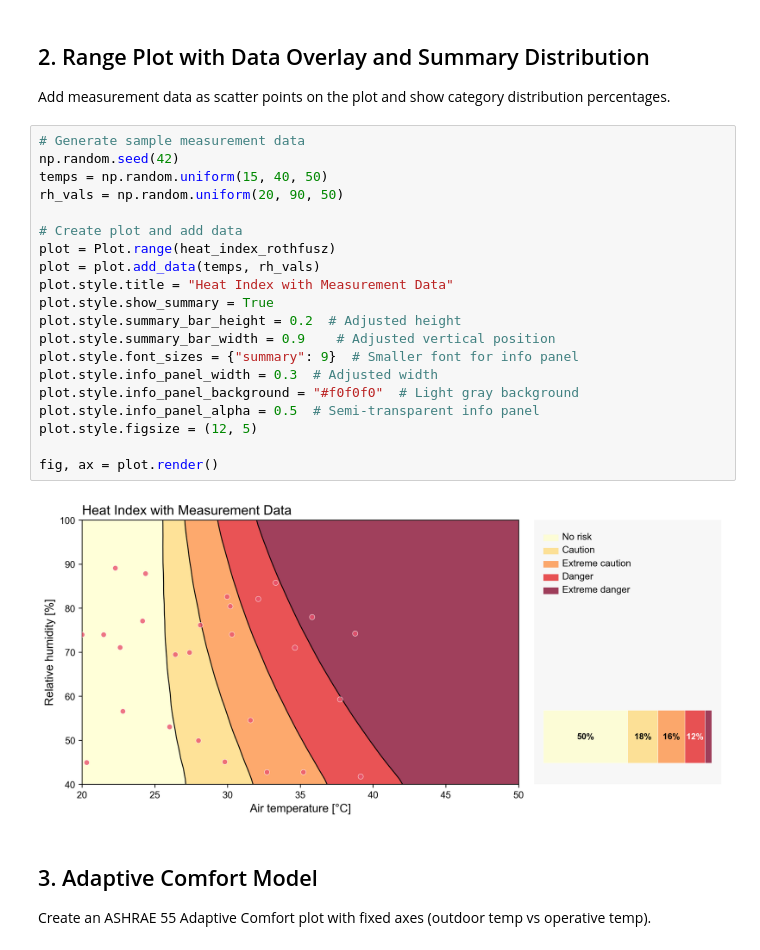
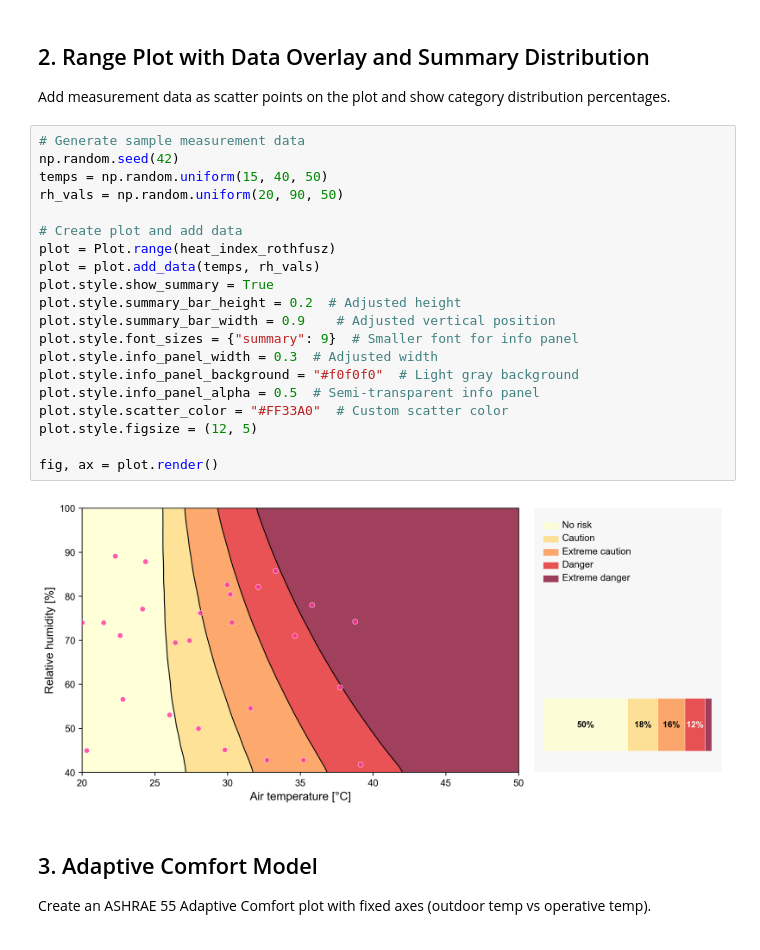
Before and after one commit to CenterForTheBuiltEnvironment/pythermalcomfort, a Jupyter notebook: test_notebook.ipynb, the cells around one changed output. Drawn from its saved outputs; the diff is of its cells as text.

```diff
--- a/test_notebook.ipynb
+++ b/test_notebook.ipynb
@@ -41,25 +52,25 @@ Add measurement data as scatter points on the plot and show category distributio
 # %%
 # Generate sample measurement data
 np.random.seed(42)
 temps = np.random.uniform(15, 40, 50)
 rh_vals = np.random.uniform(20, 90, 50)
 
 # Create plot and add data
 plot = Plot.range(heat_index_rothfusz)
 plot = plot.add_data(temps, rh_vals)
-plot.style.title = "Heat Index with Measurement Data"
 plot.style.show_summary = True
 plot.style.summary_bar_height = 0.2  # Adjusted height
 plot.style.summary_bar_width = 0.9    # Adjusted vertical position
 plot.style.font_sizes = {"summary": 9}  # Smaller font for info panel
 plot.style.info_panel_width = 0.3  # Adjusted width
 plot.style.info_panel_background = "#f0f0f0"  # Light gray background
 plot.style.info_panel_alpha = 0.5  # Semi-transparent info panel
+plot.style.scatter_color = "#FF33A0"  # Custom scatter color
 plot.style.figsize = (12, 5)
 
 fig, ax = plot.render()
 # %% [output]
-[figure, old version]
+[figure, new version]
 # %% [markdown]
 ## 3. Adaptive Comfort Model
 
```
Also changed, not shown: parts of 7 cells of this notebook, 2 other files.
